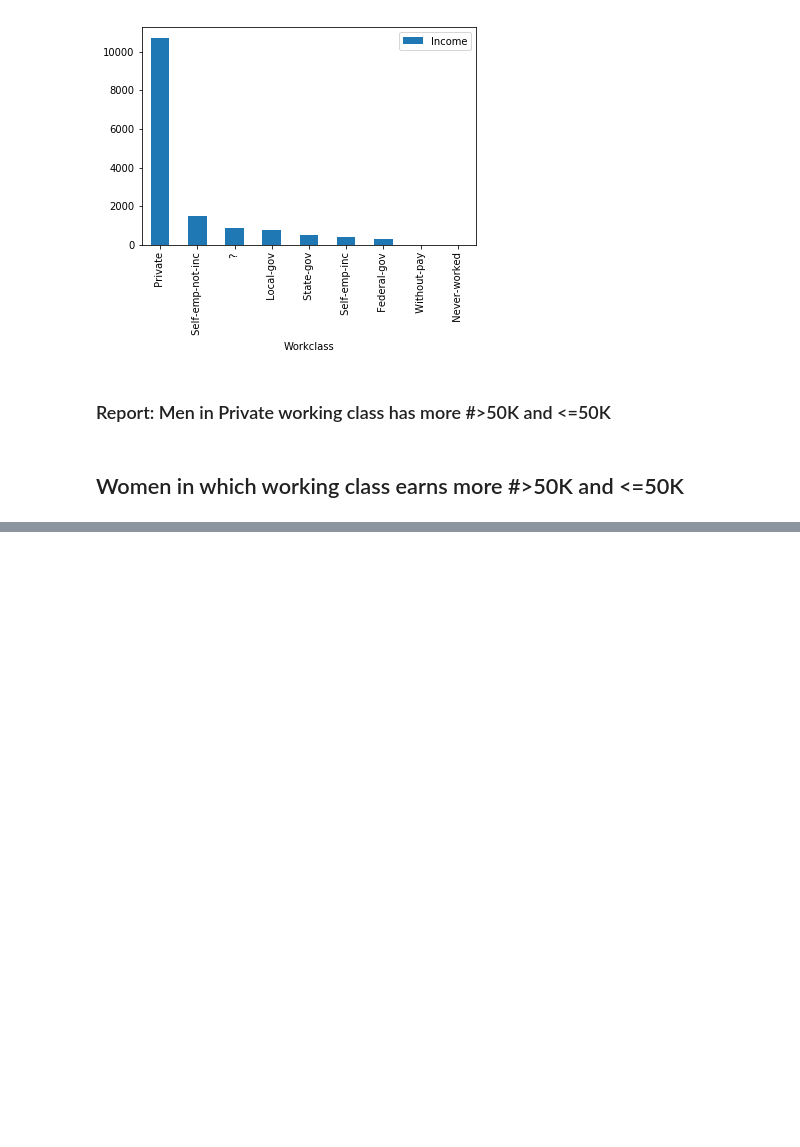
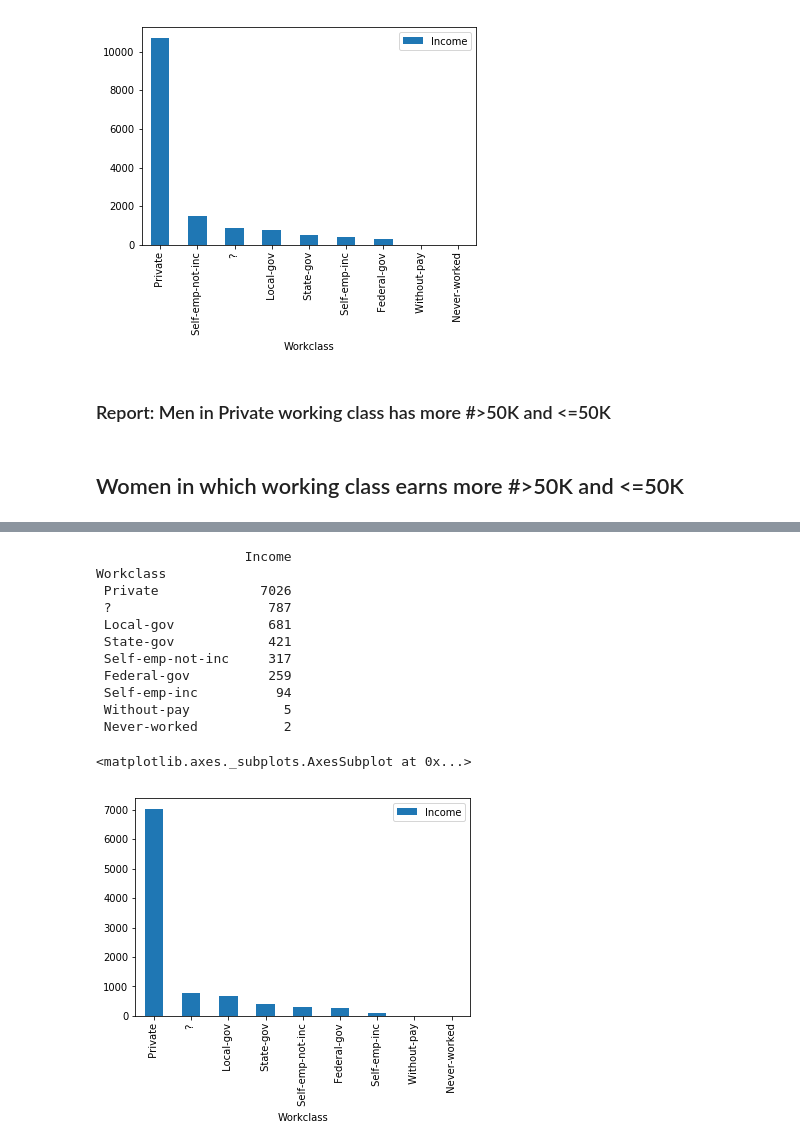
Before and after one commit to tejakummarikuntla/imaginea_assign, a Jupyter notebook: 02_EDA/MacBook/ipynb_pivots/Analysis_MacBook.ipynb, the cells around one changed output, grey strips where cells are left out. Drawn from its saved outputs; the diff is of its cells as text; code cells hidden in the pictures; blank space fills up the shorter version.

```diff
--- a/02_EDA/MacBook/ipynb_pivots/Analysis_MacBook.ipynb
+++ b/02_EDA/MacBook/ipynb_pivots/Analysis_MacBook.ipynb
@@ -197,0 +215,19 @@ Workclass
+# %%
+# Women with Income <=50K [Workclass]
+wrk_men_lt = train[(train.Income == ' <=50K') & (train.Sex == ' Female')].pivot_table(values='Income', index='Workclass',aggfunc='count').sort_values(by='Income', ascending=False)
+print(wrk_men_lt)
+wrk_men_lt.plot(kind='bar')
+# %% [output]
+                   Income
+Workclass
+ Private             7026
+ ?                    787
+ Local-gov            681
+ State-gov            421
+ Self-emp-not-inc     317
+ Federal-gov          259
+ Self-emp-inc          94
+ Without-pay            5
+ Never-worked           2
+<matplotlib.axes._subplots.AxesSubplot at 0x...>
+[figure, added]
```
Also changed, not shown: parts of 18 cells of this notebook.
